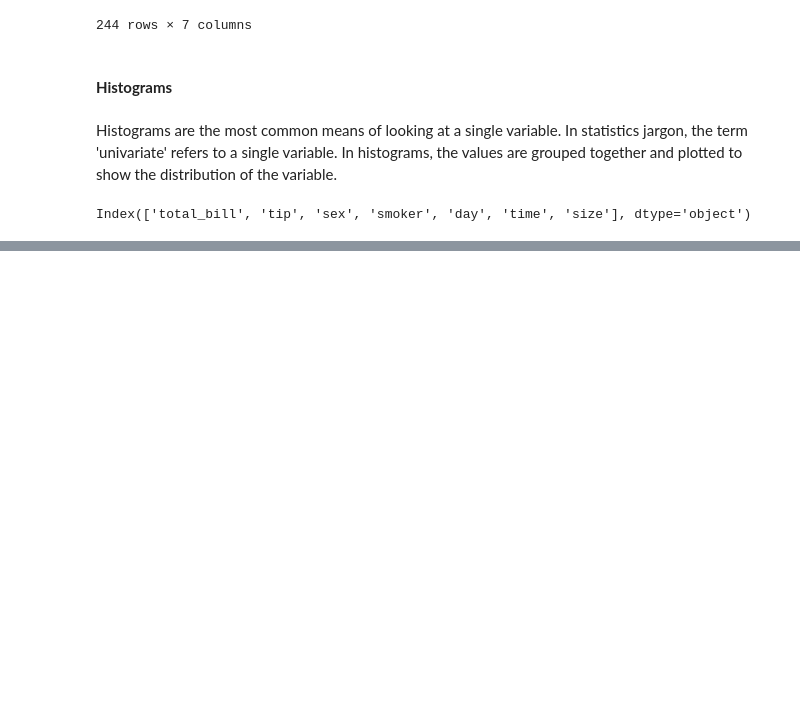
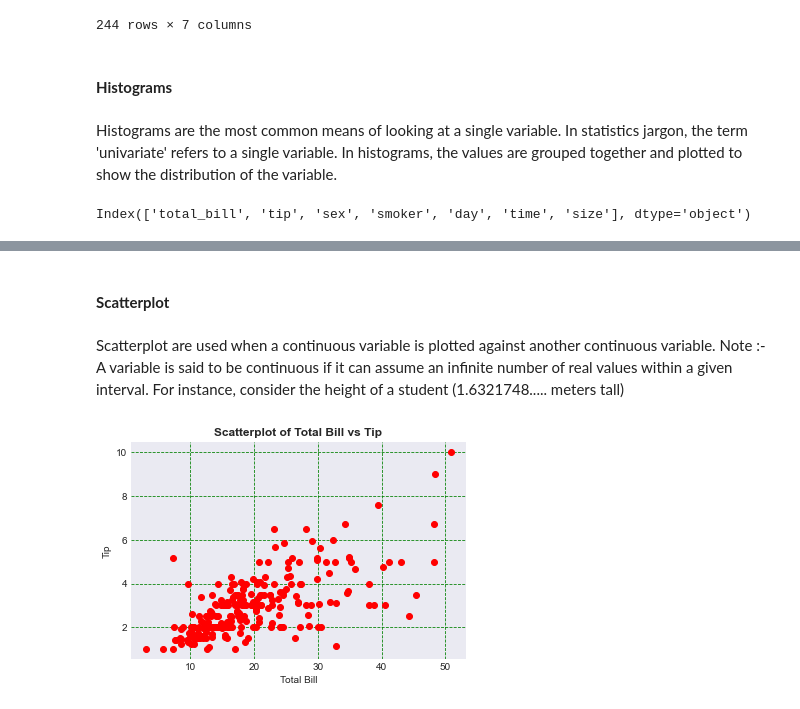
Before and after one commit to prakharjadaun/ML-Learn-With-Me, a Jupyter notebook: 06 - Introduction To Plotting.ipynb, the cells around one changed output, grey strips where cells are left out. Cells and saved outputs as stored; diff of their text form; code cells hidden in the pictures; blank space fills up the shorter version.

```diff
--- a/06 - Introduction To Plotting.ipynb
+++ b/06 - Introduction To Plotting.ipynb
@@ -249,0 +245,19 @@ plt.show()
+# %% [markdown]
+#### **Scatterplot**
+# %% [markdown]
+Scatterplot are used when a continuous variable is plotted against another continuous variable.
+Note :- A variable is said to be continuous if it can assume an infinite number of real values within a given interval. For instance, consider the height of a student (1.6321748..... meters tall)
+# %%
+# let's plot the scatter plot using the scatter() function of pyplot
+# we will pass total bill as x and tip column as y
+x = tips['total_bill']
+y = tips['tip']
+# plotting the scatter plot using the red color
+plt.scatter(x,y,color='red')
+plt.title("Scatterplot of Total Bill vs Tip",fontweight='bold')
+plt.xlabel("Total Bill")
+plt.ylabel("Tip")
+plt.grid(linestyle='dashed',color='g')
+plt.show()
+# %% [output]
+[figure, added]
```
Also changed, not shown: parts of 4 cells of this notebook.
